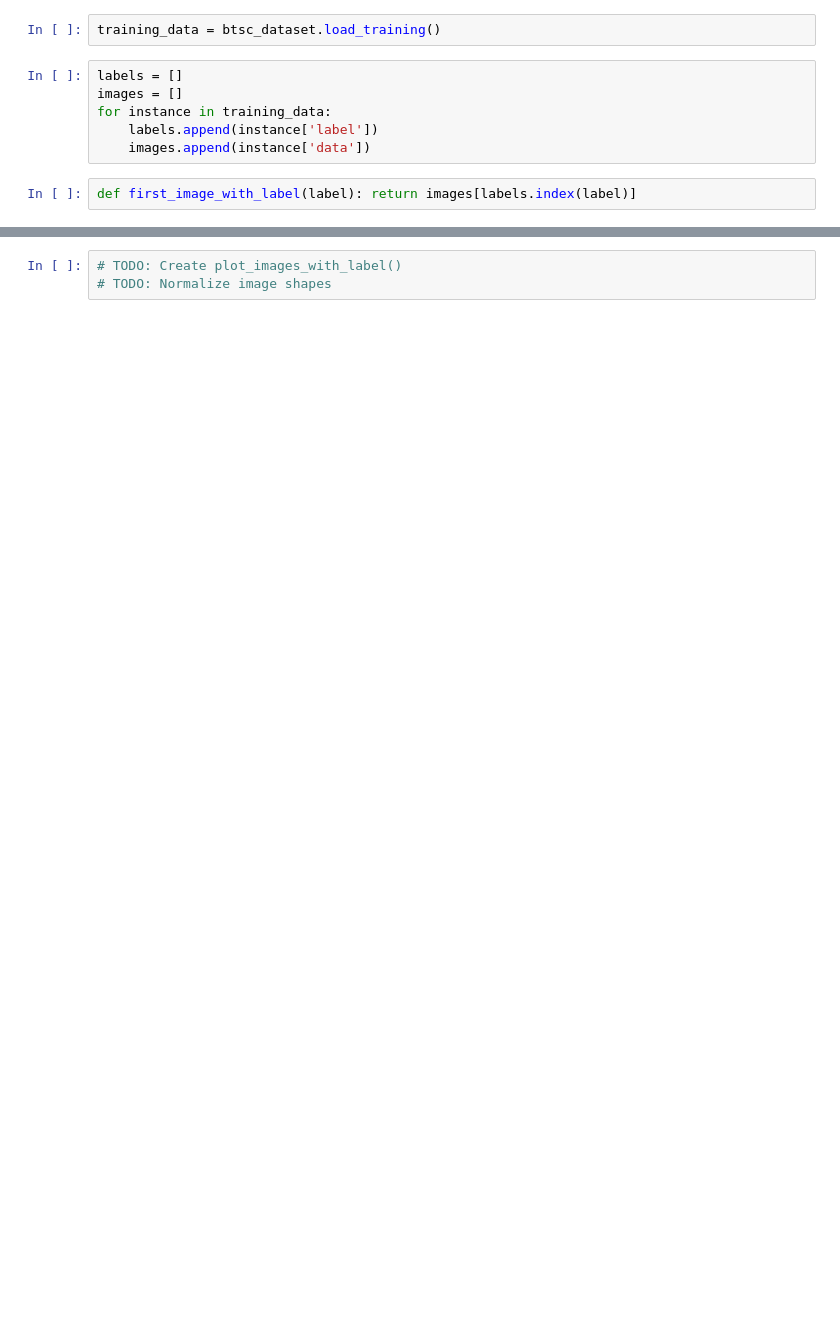
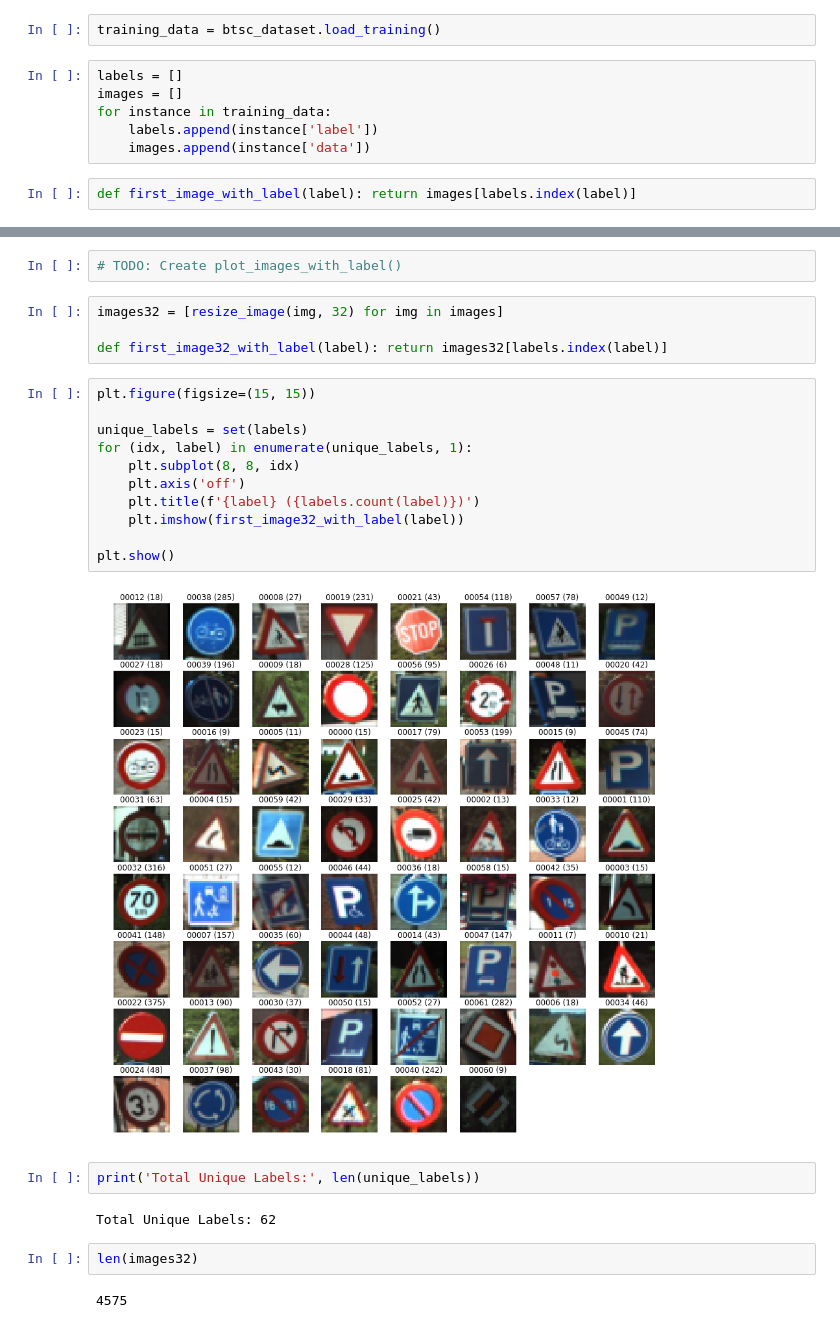
Before and after one commit to Geoffrey-Z/street-sign-classifier, a Jupyter notebook: notebooks/btsc_dataset_eda.ipynb, the cells around one changed output, grey strips where cells are left out. Drawn from its saved outputs; the diff is of its cells as text; blank space fills up the shorter version.

```diff
--- a/notebooks/btsc_dataset_eda.ipynb
+++ b/notebooks/btsc_dataset_eda.ipynb
@@ -30,3 +31,27 @@ plt.show()
 # %%
 # TODO: Create plot_images_with_label()
-# TODO: Normalize image shapes
+# %%
+images32 = [resize_image(img, 32) for img in images]
+
+def first_image32_with_label(label): return images32[labels.index(label)]
+# %%
+plt.figure(figsize=(15, 15))
+
+unique_labels = set(labels)
+for (idx, label) in enumerate(unique_labels, 1):
+    plt.subplot(8, 8, idx)
+    plt.axis('off')
+    plt.title(f'{label} ({labels.count(label)})')
+    plt.imshow(first_image32_with_label(label))
+
+plt.show()
+# %% [output]
+[figure, added]
+# %%
+print('Total Unique Labels:', len(unique_labels))
+# %% [output]
+Total Unique Labels: 62
+# %%
+len(images32)
+# %% [output]
+4575
```
Also changed, not shown: parts of 8 cells of this notebook, 4 other files.
